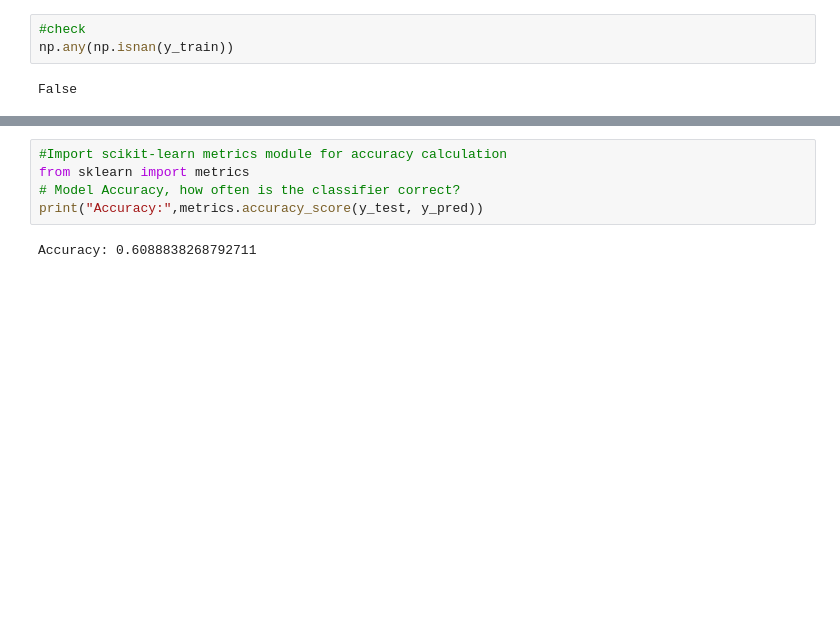
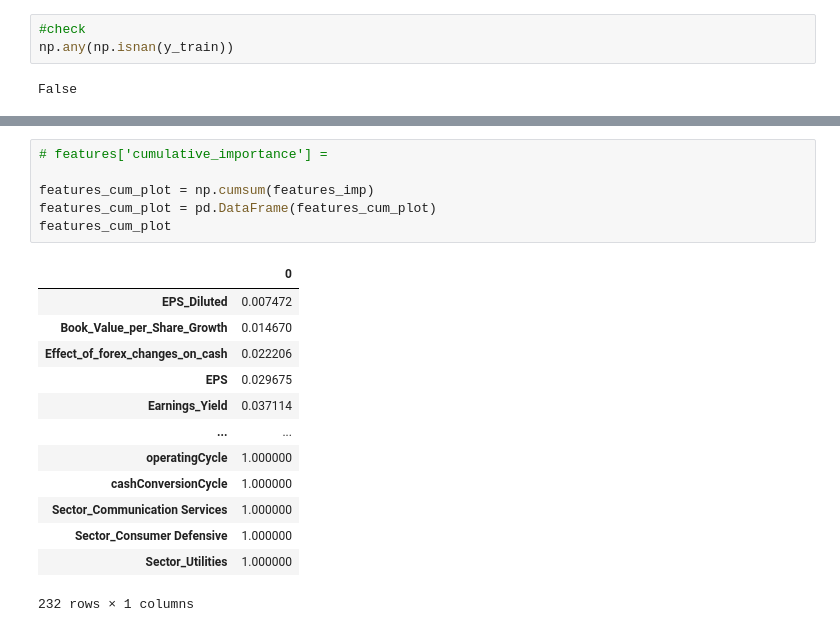
Before and after one commit to CNIU1997/BA_888, a Jupyter notebook: BA888_FE_Kiki.ipynb, the cells around one changed output, grey strips where cells are left out. Drawn from its saved outputs; the diff is of its cells as text; blank space fills up the shorter version.

```diff
--- a/BA888_FE_Kiki.ipynb
+++ b/BA888_FE_Kiki.ipynb
@@ -154,7 +275,20 @@ No handles with labels found to put in legend.
-# %%
-#Import scikit-learn metrics module for accuracy calculation
-from sklearn import metrics
-# Model Accuracy, how often is the classifier correct?
-print("Accuracy:",metrics.accuracy_score(y_test, y_pred))
-# %% [output]
-Accuracy: 0.6088838268792711
+# %%
+# features['cumulative_importance'] =
+
+features_cum_plot = np.cumsum(features_imp)
+features_cum_plot = pd.DataFrame(features_cum_plot)
+features_cum_plot
+# %% [output]
+|  | 0 |
+| EPS_Diluted | 0.007472 |
+| Book_Value_per_Share_Growth | 0.014670 |
+| Effect_of_forex_changes_on_cash | 0.022206 |
+| EPS | 0.029675 |
+| Earnings_Yield | 0.037114 |
+| ... | ... |
+| operatingCycle | 1.000000 |
+| cashConversionCycle | 1.000000 |
+| Sector_Communication Services | 1.000000 |
+| Sector_Consumer Defensive | 1.000000 |
+| Sector_Utilities | 1.000000 |
+232 rows × 1 columns
```
Also changed, not shown: parts of 45 cells of this notebook.
